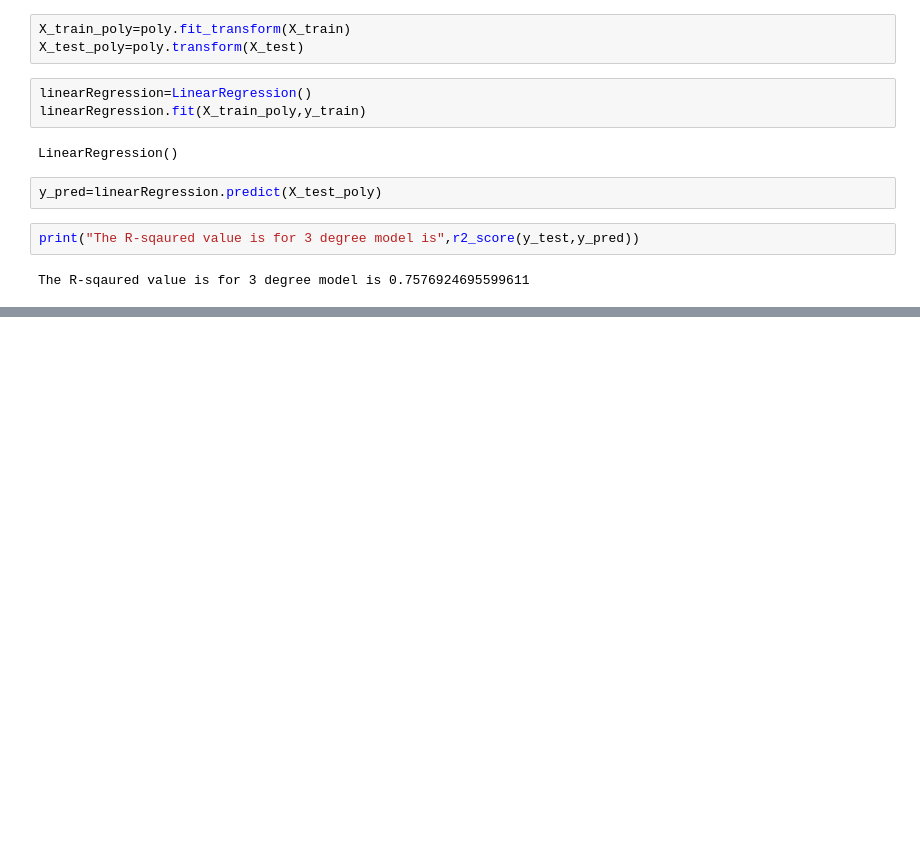
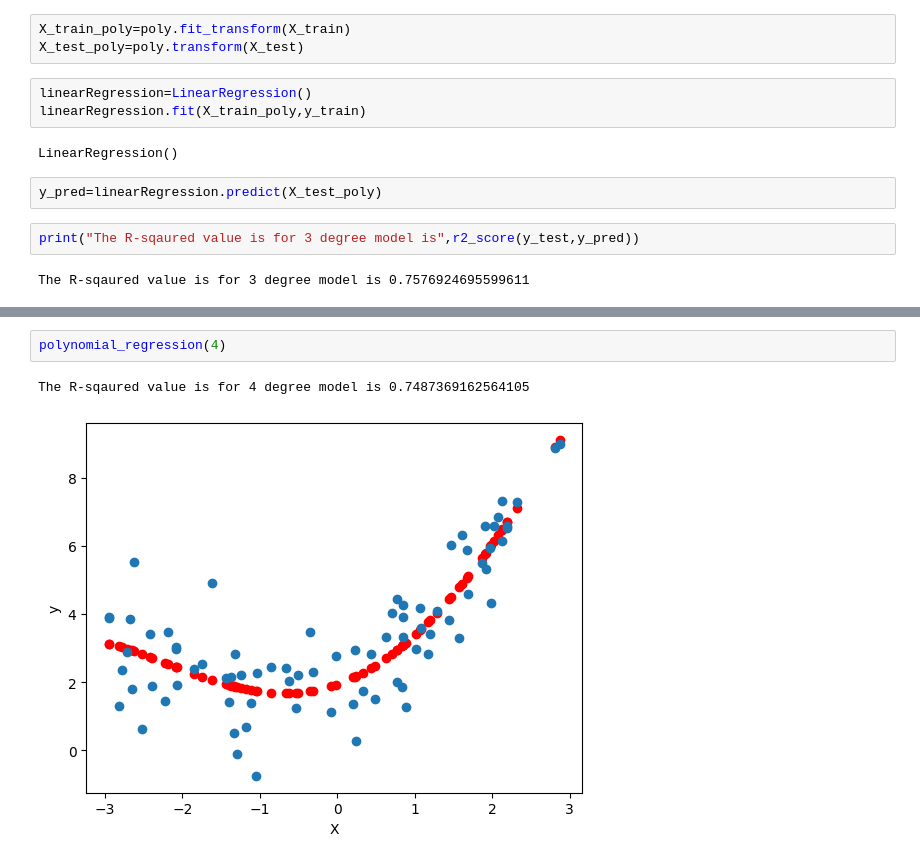
Before and after one commit to vivek-anand-singh/PolynomialRegression, a Jupyter notebook: analysis.ipynb, the cells around one changed output, grey strips where cells are left out. Saved outputs shown, nothing was run; the diff lists cells and outputs as text; blank space fills up the shorter version.

```diff
--- a/analysis.ipynb
+++ b/analysis.ipynb
@@ -94,0 +124,5 @@ The R-sqaured value is for 3 degree model is 0.7576924695599611
+# %%
+polynomial_regression(4)
+# %% [output]
+The R-sqaured value is for 4 degree model is 0.7487369162564105
+[figure, added]
```
Also changed, not shown: parts of 6 cells of this notebook.
